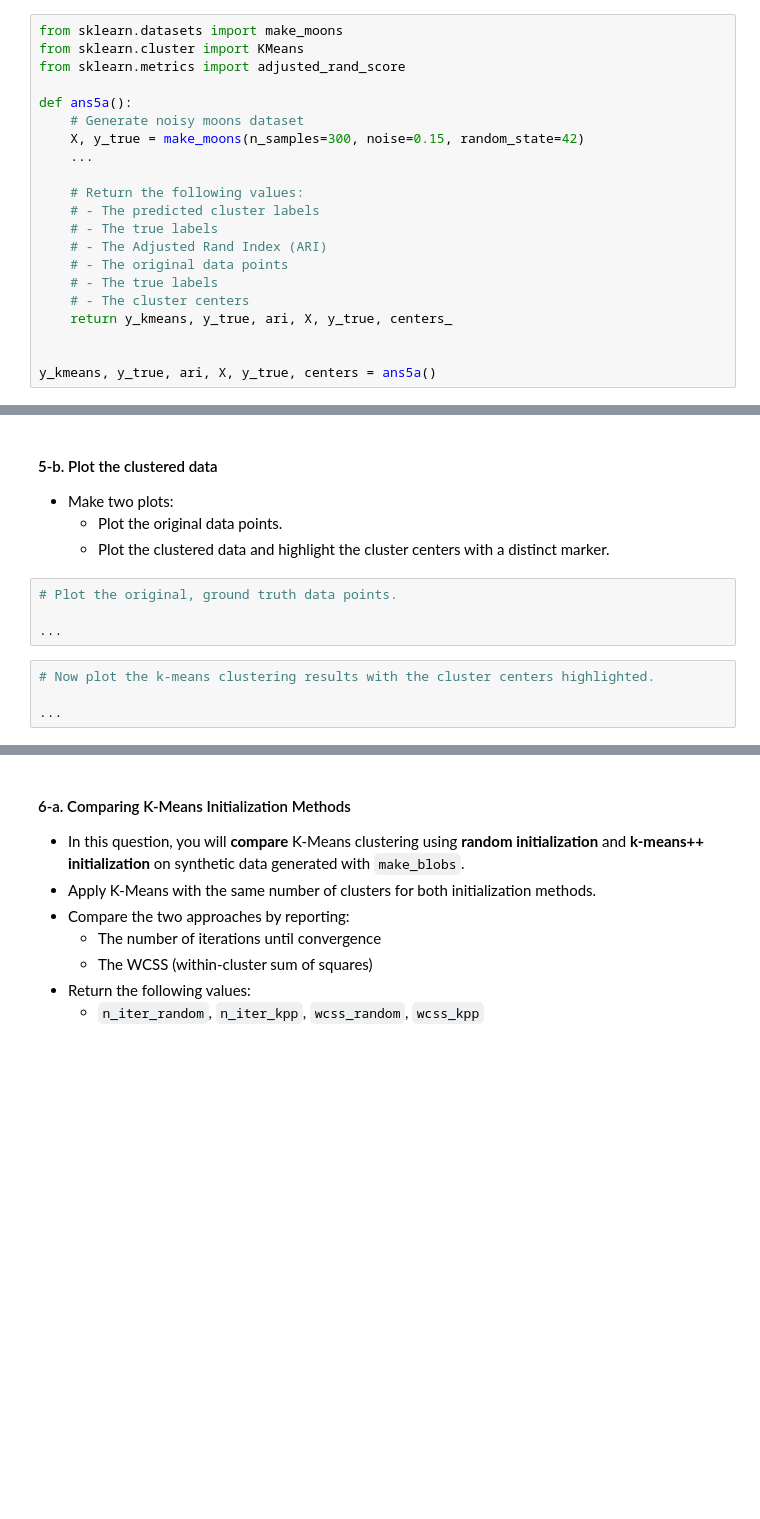
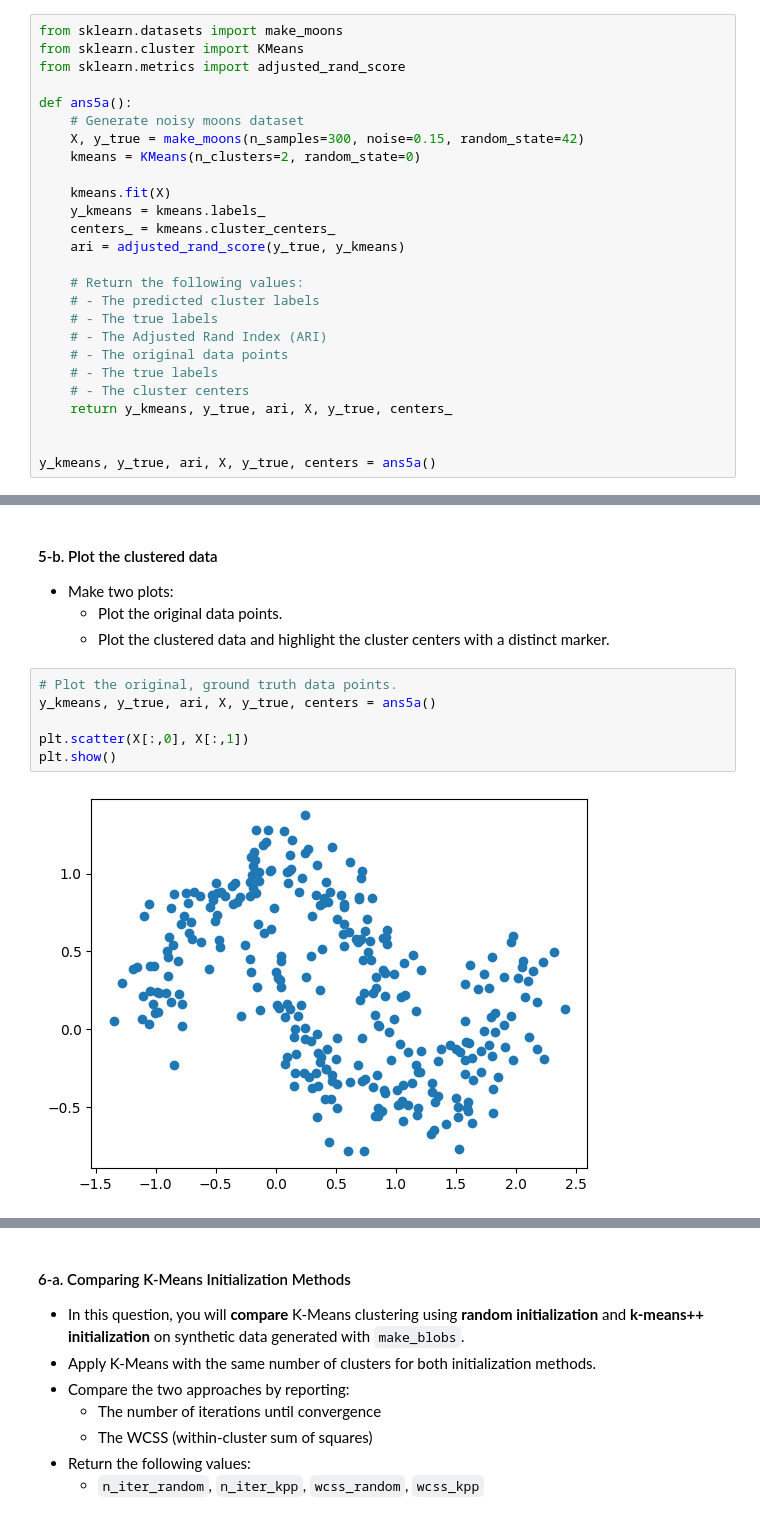
Before and after one commit to cmoore97/DS701, a Jupyter notebook: homework04/assignment4.ipynb, the cells around one changed output, grey strips where cells are left out. Saved outputs shown, nothing was run; the diff lists cells and outputs as text; blank space fills up the shorter version.

```diff
--- a/homework04/assignment4.ipynb
+++ b/homework04/assignment4.ipynb
@@ -125,7 +144,12 @@ from sklearn.metrics import adjusted_rand_score
 def ans5a():
     # Generate noisy moons dataset
     X, y_true = make_moons(n_samples=300, noise=0.15, random_state=42)
-    ...
+    kmeans = KMeans(n_clusters=2, random_state=0)
+
+    kmeans.fit(X)
+    y_kmeans = kmeans.labels_
+    centers_ = kmeans.cluster_centers_
+    ari = adjusted_rand_score(y_true, y_kmeans)
 
     # Return the following values:
     # - The predicted cluster labels
@@ -150,9 +176,9 @@ grader.check("q5a")
   - Plot the clustered data and highlight the cluster centers with a distinct marker.
 # %%
 # Plot the original, ground truth data points.
+y_kmeans, y_true, ari, X, y_true, centers = ans5a()
 
-...
+plt.scatter(X[:,0], X[:,1])
+plt.show()
+# %% [output]
+[figure, added]
-# %%
-# Now plot the k-means clustering results with the cluster centers highlighted.
-
-...
```
Also changed, not shown: parts of 14 cells of this notebook, 1 other file.
